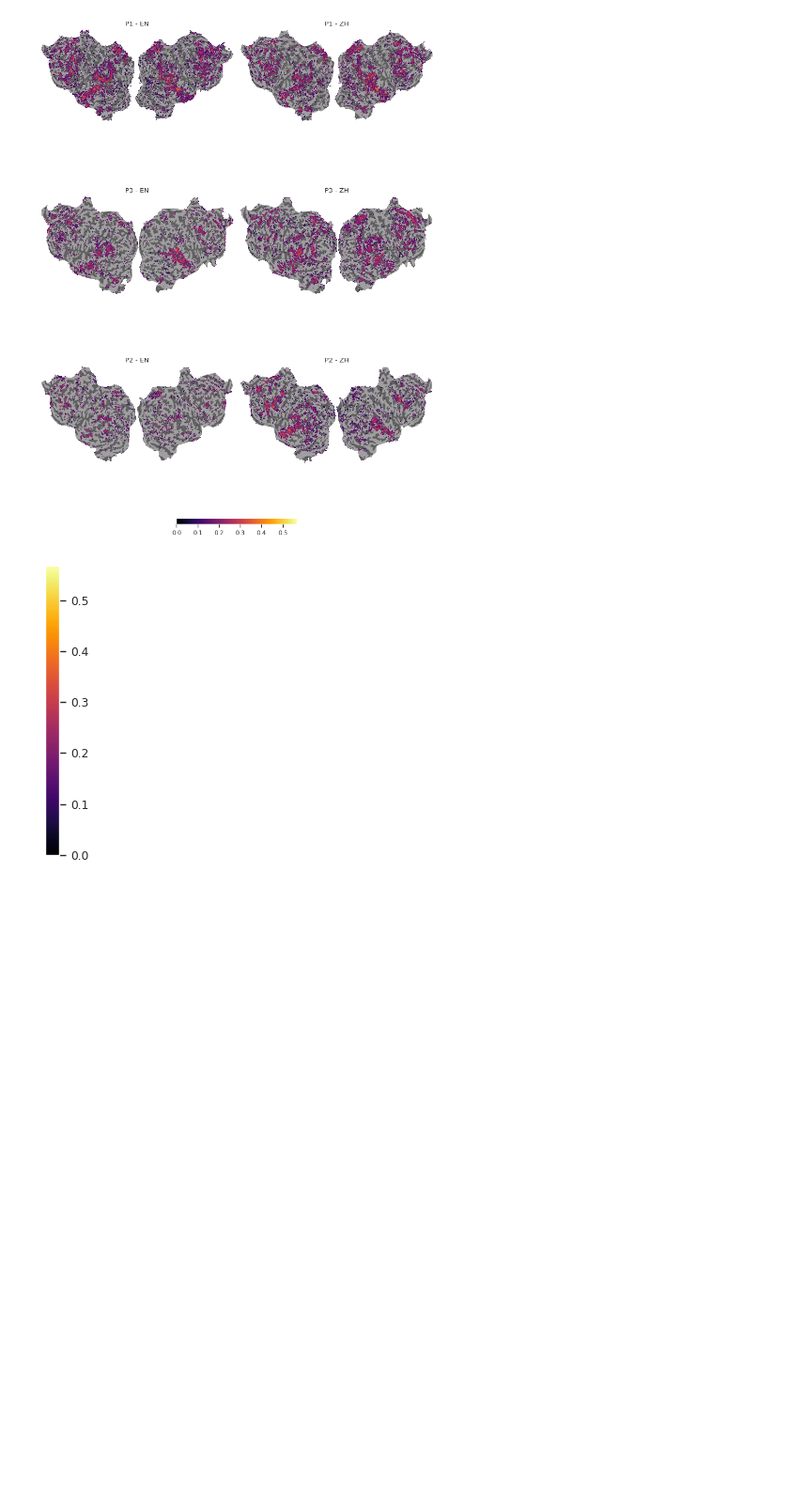
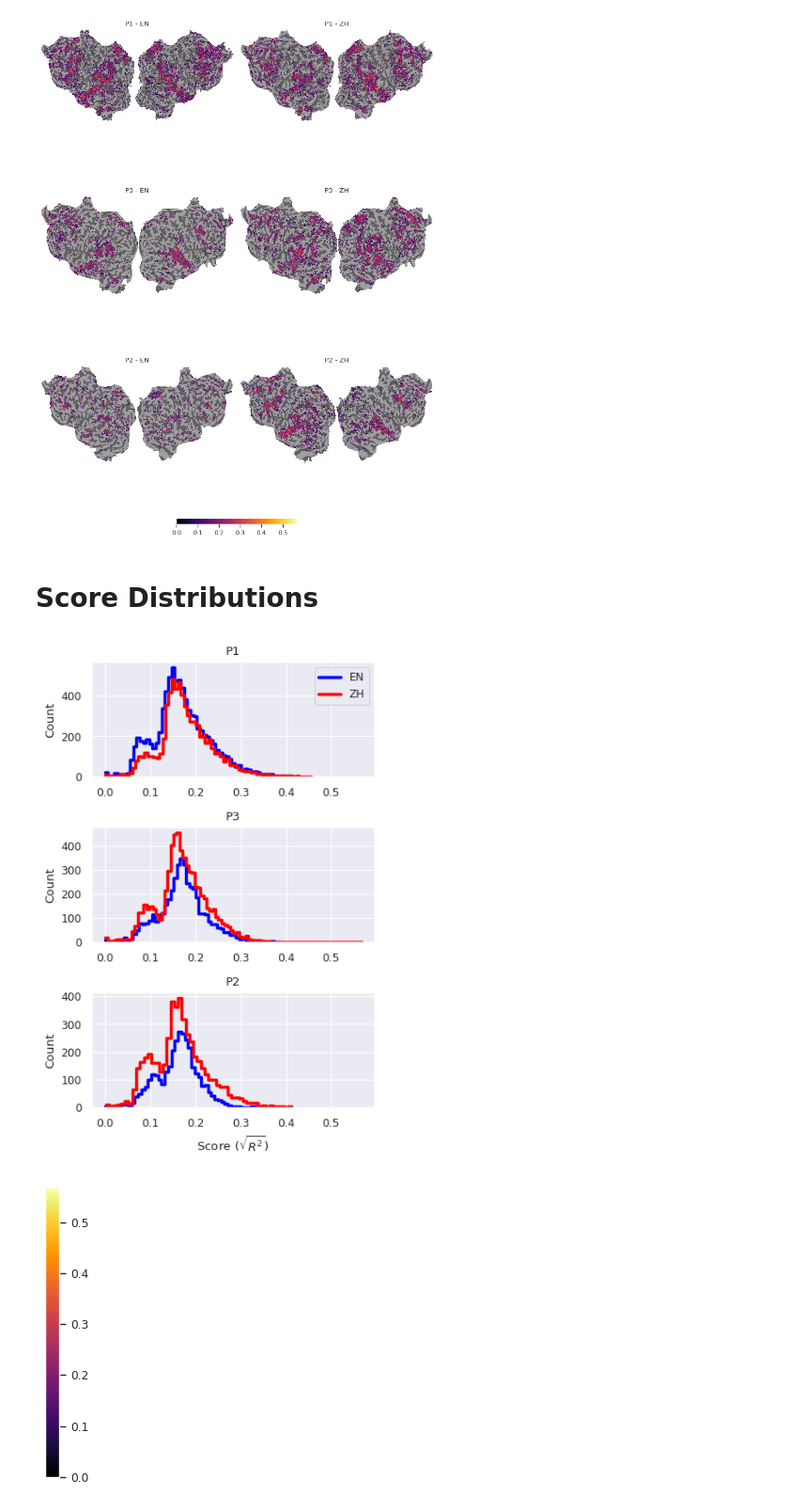
Before and after one commit to bramantyois/multilang_timescale, a Jupyter notebook: notebook/03_plots/01_timescale_pred_score.ipynb, the cells around one changed output. Shown at 94% size. Saved outputs shown, nothing was run; the diff lists cells and outputs as text; code cells hidden in the pictures; blank space fills up the shorter version.

Commit message:
Add distribution timescale pred score

```diff
--- a/notebook/03_plots/01_timescale_pred_score.ipynb
+++ b/notebook/03_plots/01_timescale_pred_score.ipynb
@@ -115,6 +115,8 @@ def get_stats(subject_id: str):
 vmin = 0
 vmax = 0
 stats = {}
+
+valid_scores = {}
 for id in subject_ids:
 
     stats[id] = get_stats(id)
@@ -128,6 +130,11 @@ for id in subject_ids:
     # drop nan
     en_score = en_score[~np.isnan(en_score)]
     zh_score = zh_score[~np.isnan(zh_score)]
+
+    valid_scores[id] = {
+        'en': en_score,
+        'zh': zh_score
+    }
 
     # count
     en_count = len(en_score)
@@ -298,6 +305,50 @@ plotting TYE zh
 Background RRGGBBAA: ffffff00
 Area 0:0:2025.18:1024 exported to 2025 x 1024 pixels (96 dpi)
 [figure]
+# %% [markdown]
+# Score Distributions
+# %%
+# plot score distributions
+fig = plt.figure(figsize=figsize_dict['standard_portrait'])
+
+gs = fig.add_gridspec(3, 1, height_ratios=[1, 1, 1])
+
+for i, id in enumerate(subject_ids):
+        if i == 0:
+                ax = fig.add_subplot(gs[i, 0])
+        else:
+                ax = fig.add_subplot(gs[i, 0], sharex=ax)  # Add sharex and sharey parameters
+
+        lang = 'en'
+        color = 'blue'
+        score = valid_scores[id][lang]
+
+        sns.histplot(score, ax=ax, color=color, fill=False, element='step', label='EN')
+
+        lang = 'zh'
+        color = 'red'
+        score = valid_scores[id][lang]
+
+        sns.histplot(score, ax=ax,color=color, fill=False, element='step', label='ZH')
+
+        ax.set_title(f"{id_to_label[id]}")
+
+        if i == 0:
+                ax.legend()
+ax.set_xlabel(r"Score ($\sqrt{R^2}$)")
+
+plt.tight_layout()
+
+save_path=f".temp/image/{analysis_name}/pred_score_dist.png"
+
+if not os.path.exists(os.path.dirname(save_path)):
+    os.makedirs(os.path.dirname(save_path))
+
+plt.savefig(save_path, dpi=300)
+
+plt.show()
+# %% [output]
+[figure, added]
 # %%
 # plot cbar vertical
 fig, ax = plt.subplots(1, 1, figsize=figsize)
```
Also changed, not shown: 1 other file.
